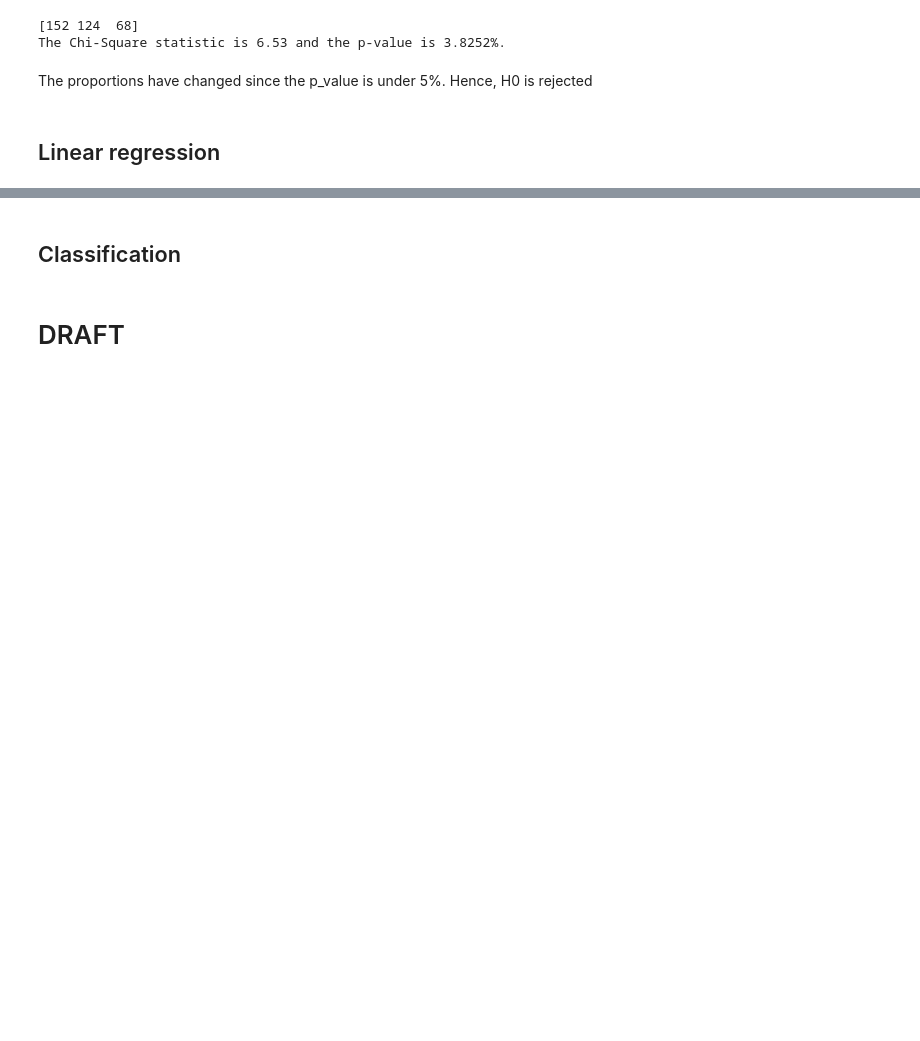
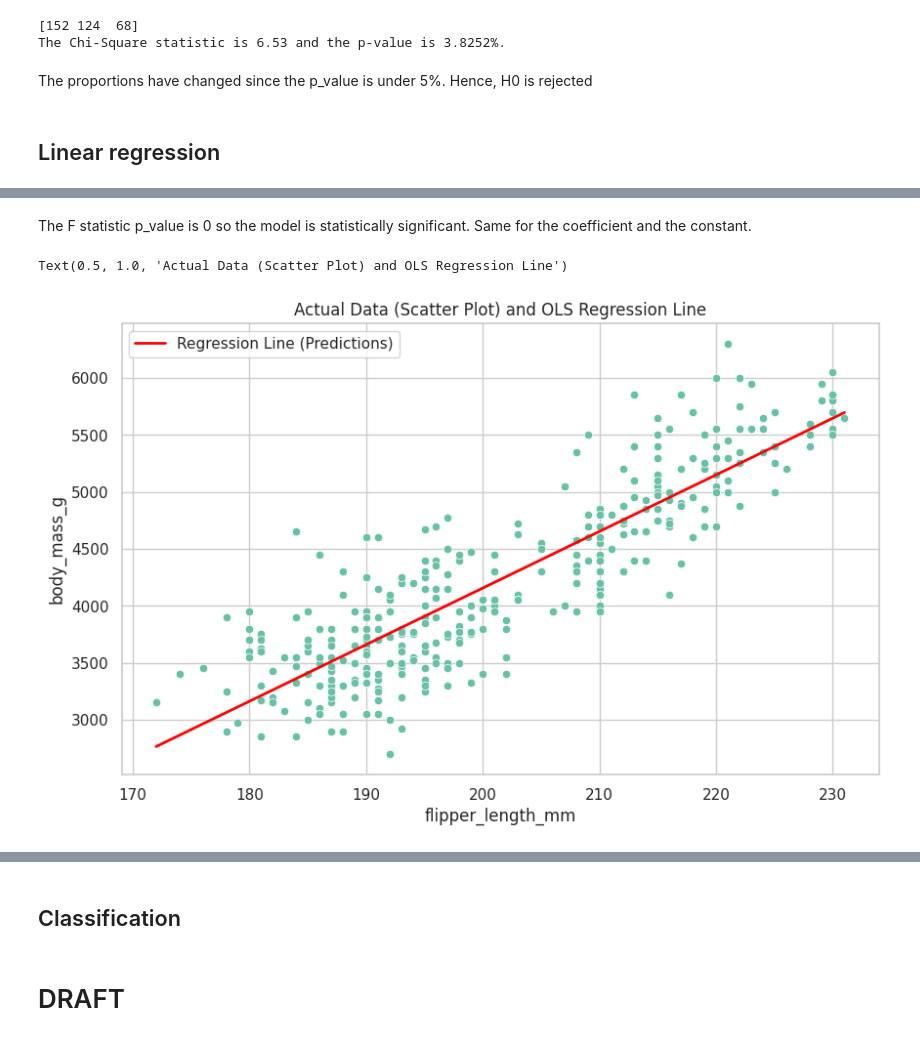
Before and after one commit to carlosjesuscaro/data_analysis_summary, a Jupyter notebook: main.ipynb, the cells around one changed output, grey strips where cells are left out. Saved outputs shown, nothing was run; the diff lists cells and outputs as text; code cells hidden in the pictures; blank space fills up the shorter version.

```diff
--- a/main.ipynb
+++ b/main.ipynb
@@ -431,0 +485,18 @@ The proportions have changed since the p_value is under 5%. Hence, H0 is rejecte
+# %% [markdown]
+The F statistic p_value is 0 so the model is statistically significant. Same for the coefficient and the constant.
+# %%
+import matplotlib.pyplot as plt
+
+# Create a large, clean figure
+plt.figure(figsize=(10, 6))
+
+# 1. Plot the Actual Data (Scatter Plot)
+sns.scatterplot(x=X_raw, y=y)
+
+# 2. Plot the OLS Regression Line
+sns.lineplot(x=X_raw, y=y_hat, color='red', linewidth=2, label='Regression Line (Predictions)')
+
+plt.title('Actual Data (Scatter Plot) and OLS Regression Line')
+# %% [output]
+Text(0.5, 1.0, 'Actual Data (Scatter Plot) and OLS Regression Line')
+[figure, added]
```
Also changed, not shown: parts of 11 cells of this notebook.
